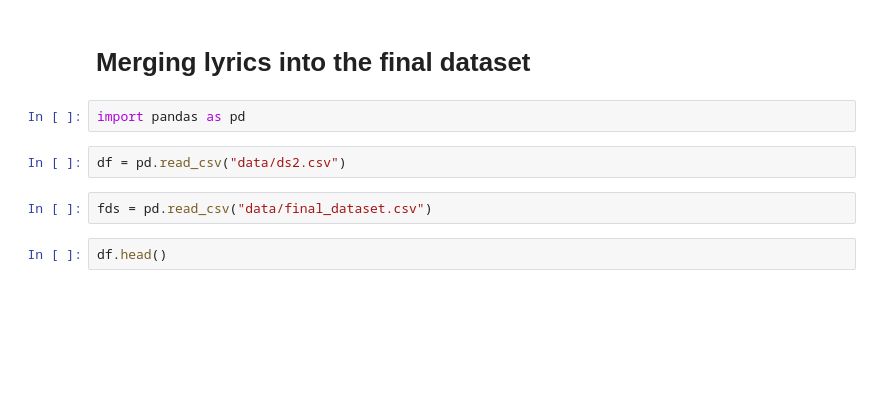
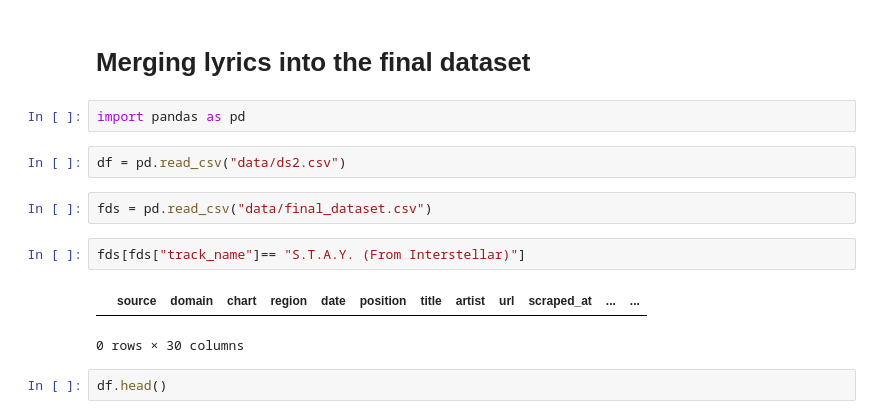
Before and after one commit to TfAplo/DALAS-Project, a Jupyter notebook: lyrics.ipynb, the cells around one changed output. Cells and saved outputs as stored; diff of their text form; blank space fills up the shorter version.

```diff
--- a/lyrics.ipynb
+++ b/lyrics.ipynb
@@ -6,6 +6,11 @@ import pandas as pd
 df = pd.read_csv("data/ds2.csv")
 # %%
 fds = pd.read_csv("data/final_dataset.csv")
+# %%
+fds[fds["track_name"]== "S.T.A.Y. (From Interstellar)"]
+# %% [output]
+|  | source | domain | chart | region | date | position | title | artist | url | scraped_at | ... | ... |
+0 rows × 30 columns
 # %%
 df.head()
 # %% [output]
```
Also changed, not shown: parts of 19 cells of this notebook, 2 other files.
